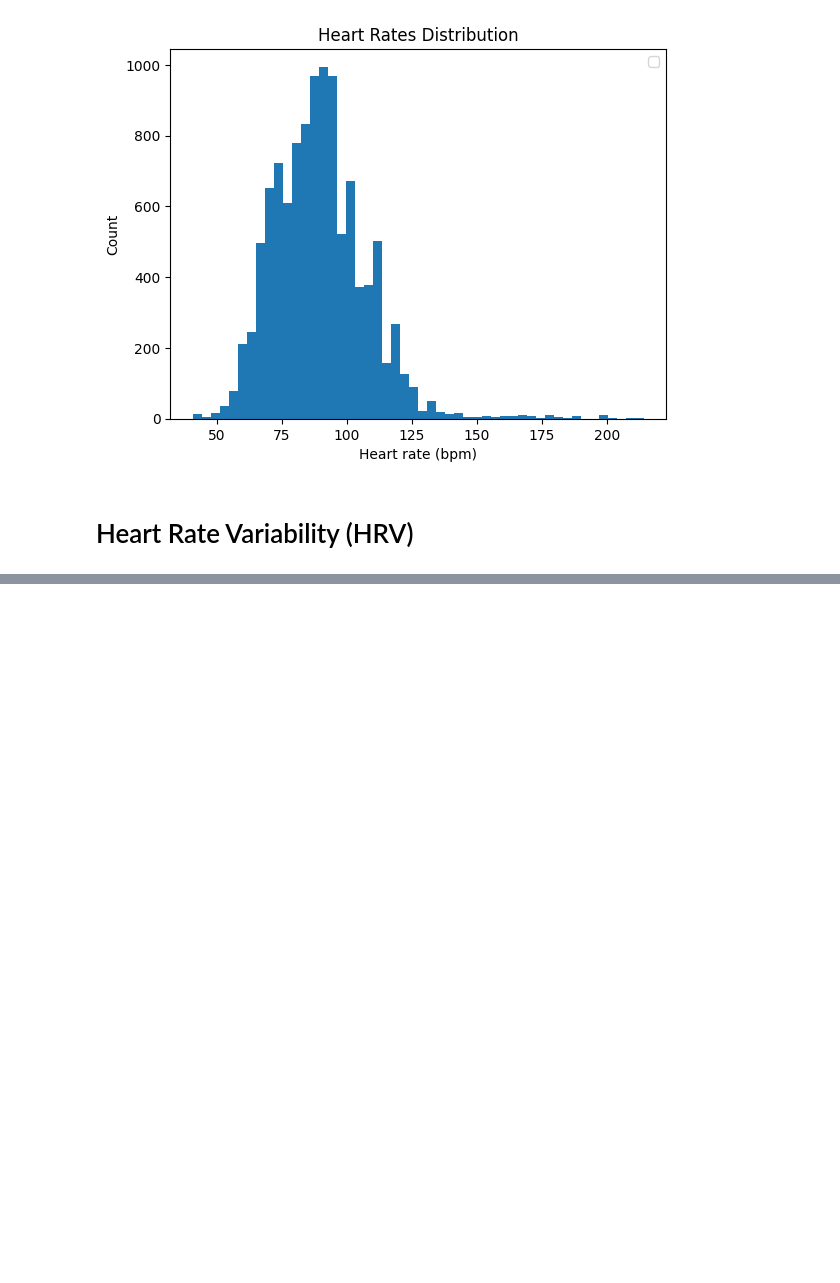
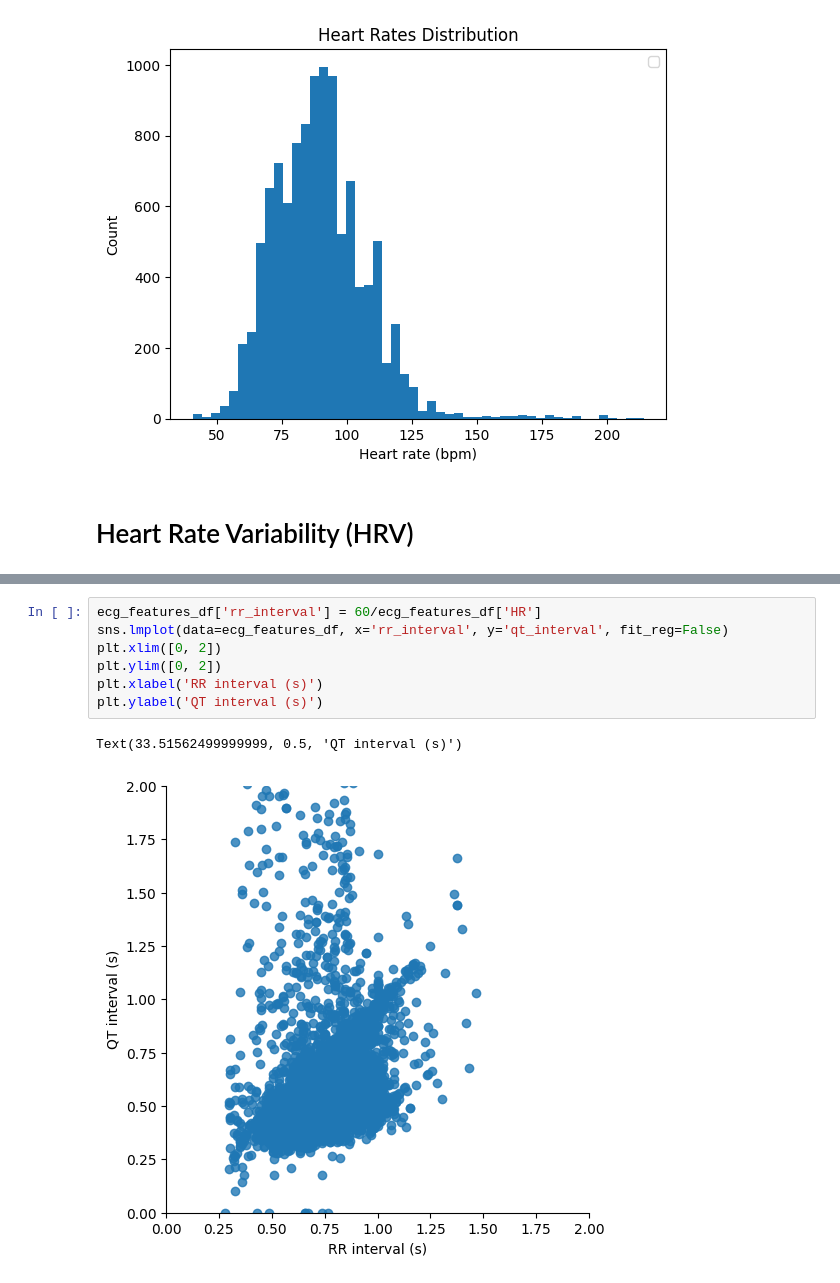
Before and after one commit to hjalalin/ecg-bp-estimation, a Jupyter notebook: 1_ECG_featueres.ipynb, the cells around one changed output, grey strips where cells are left out. Saved outputs shown, nothing was run; the diff lists cells and outputs as text; blank space fills up the shorter version.

```diff
--- a/1_ECG_featueres.ipynb
+++ b/1_ECG_featueres.ipynb
@@ -151,0 +171,10 @@ Text(0, 0.5, 'Count')
+# %%
+ecg_features_df['rr_interval'] = 60/ecg_features_df['HR']
+sns.lmplot(data=ecg_features_df, x='rr_interval', y='qt_interval', fit_reg=False)
+plt.xlim([0, 2])
+plt.ylim([0, 2])
+plt.xlabel('RR interval (s)')
+plt.ylabel('QT interval (s)')
+# %% [output]
+Text(33.51562499999999, 0.5, 'QT interval (s)')
+[figure, added]
```
Also changed, not shown: parts of 9 cells of this notebook.
